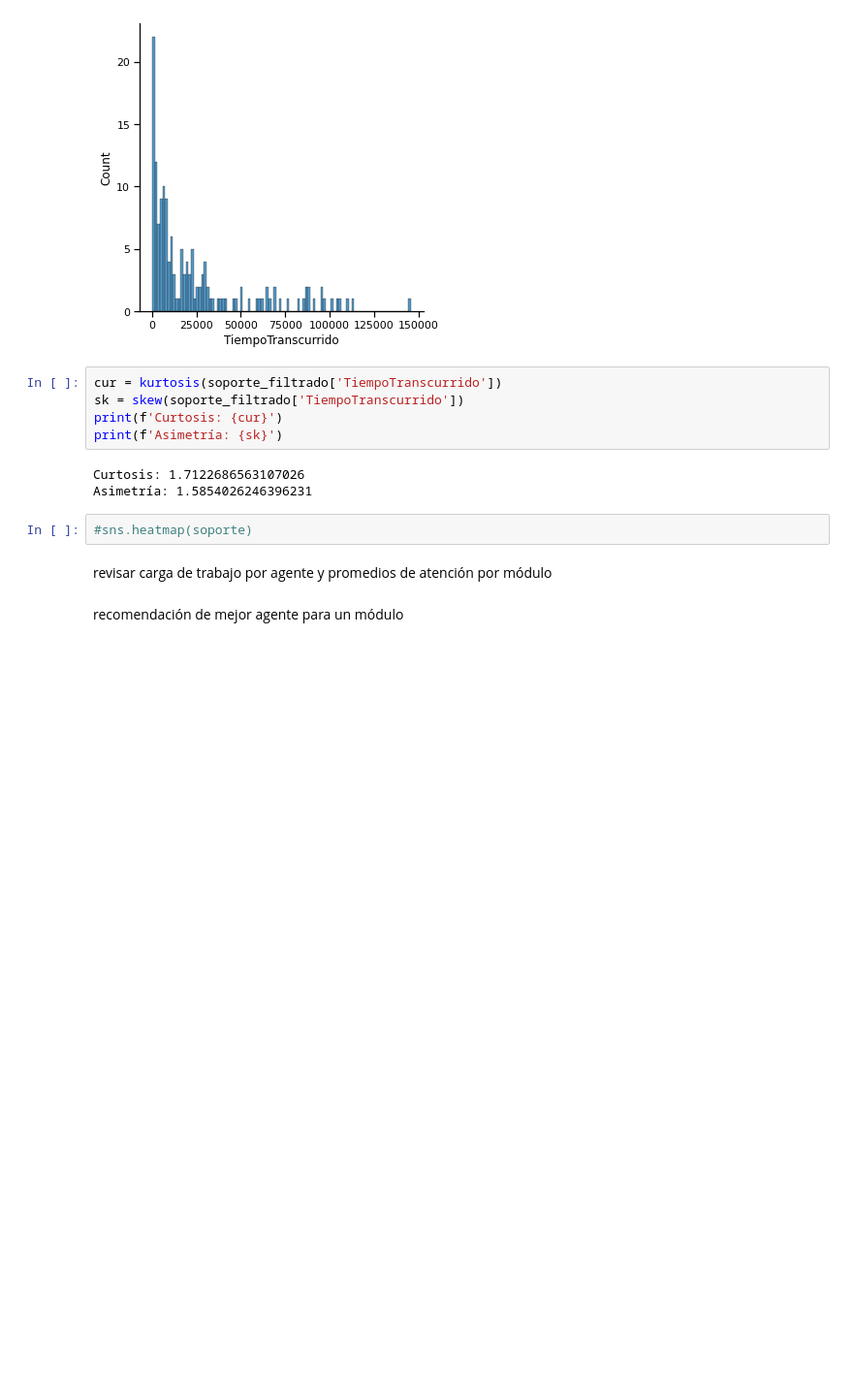
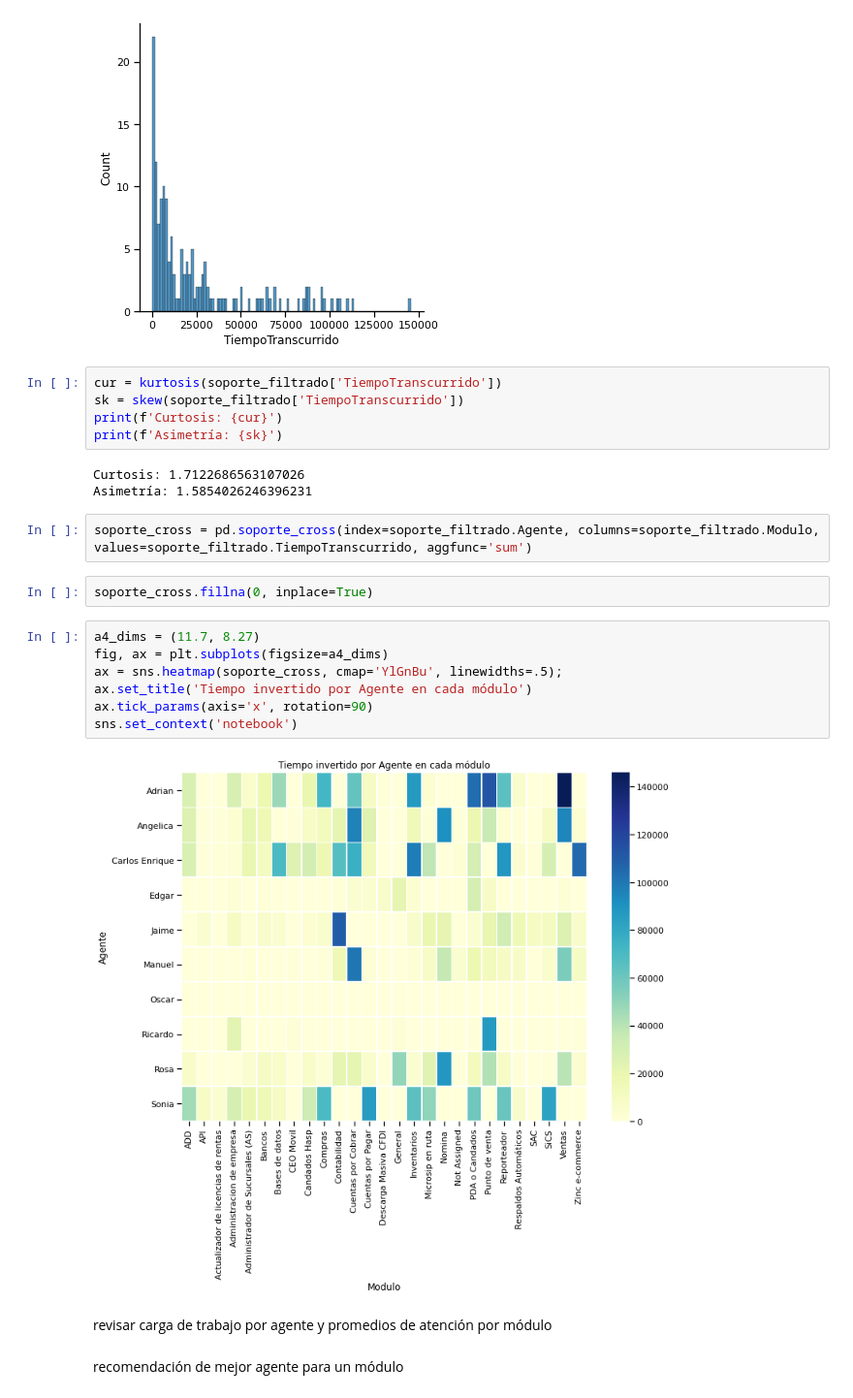
Before and after one commit to earandir/Data-Analyst, a Jupyter notebook: Modulo04/CheckPoint/Proyecto_CheckPoint.ipynb, the cells around one changed output. Shown: that part at 97% size. Saved outputs shown, nothing was run; the diff lists cells and outputs as text; blank space fills up the shorter version.

```diff
--- a/Modulo04/CheckPoint/Proyecto_CheckPoint.ipynb
+++ b/Modulo04/CheckPoint/Proyecto_CheckPoint.ipynb
@@ -393,8 +363,19 @@ print(f'Asimetría: {sk}')
 # %% [output]
 Curtosis: 1.7122686563107026
 Asimetría: 1.5854026246396231
-# %%
-#sns.heatmap(soporte)
+# %%
+soporte_cross = pd.soporte_cross(index=soporte_filtrado.Agente, columns=soporte_filtrado.Modulo, values=soporte_filtrado.TiempoTranscurrido, aggfunc='sum')
+# %%
+soporte_cross.fillna(0, inplace=True)
+# %%
+a4_dims = (11.7, 8.27)
+fig, ax = plt.subplots(figsize=a4_dims)
+ax = sns.heatmap(soporte_cross, cmap='YlGnBu', linewidths=.5);
+ax.set_title('Tiempo invertido por Agente en cada módulo')
+ax.tick_params(axis='x', rotation=90)
+sns.set_context('notebook')
+# %% [output]
+[figure, added]
 # %% [markdown]
 revisar carga de trabajo por agente y promedios de atención por módulo
 # %% [markdown]
```
Also changed, not shown: parts of 6 cells of this notebook.
